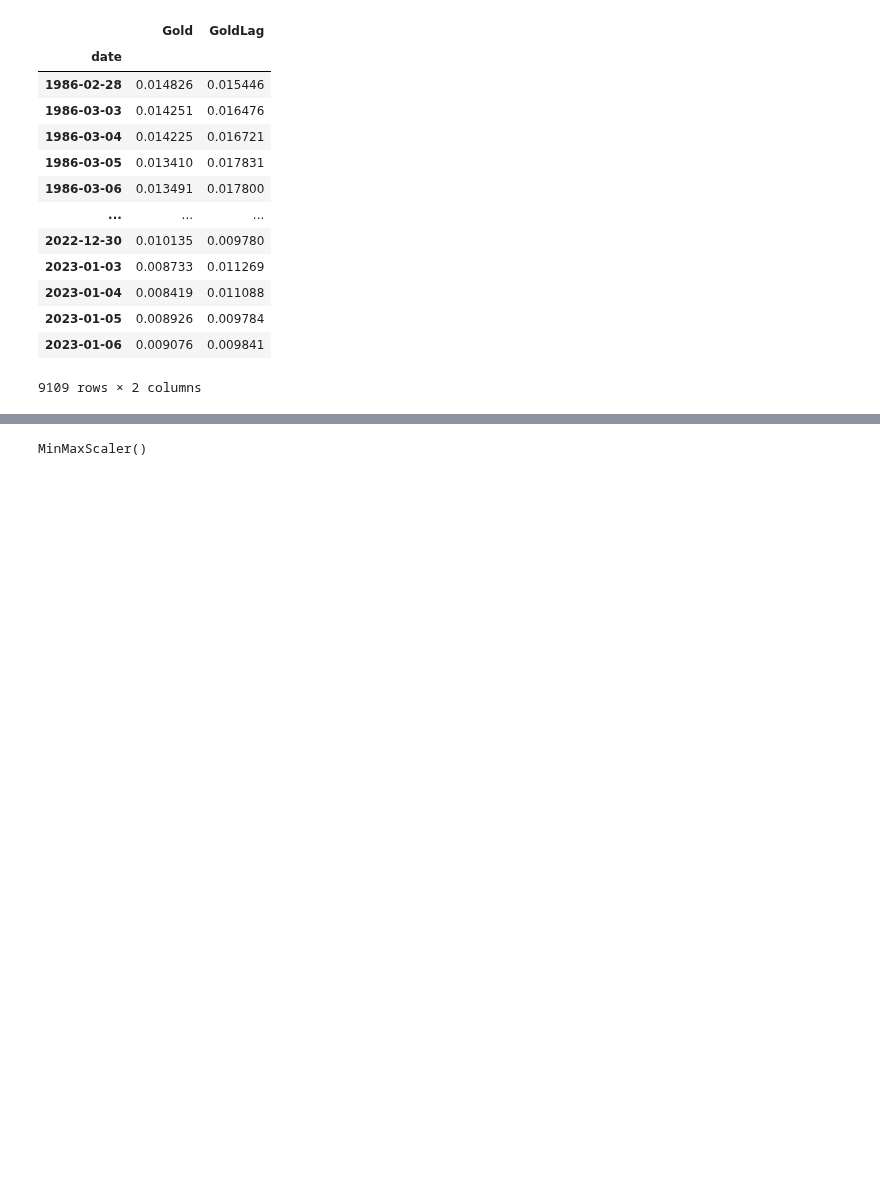
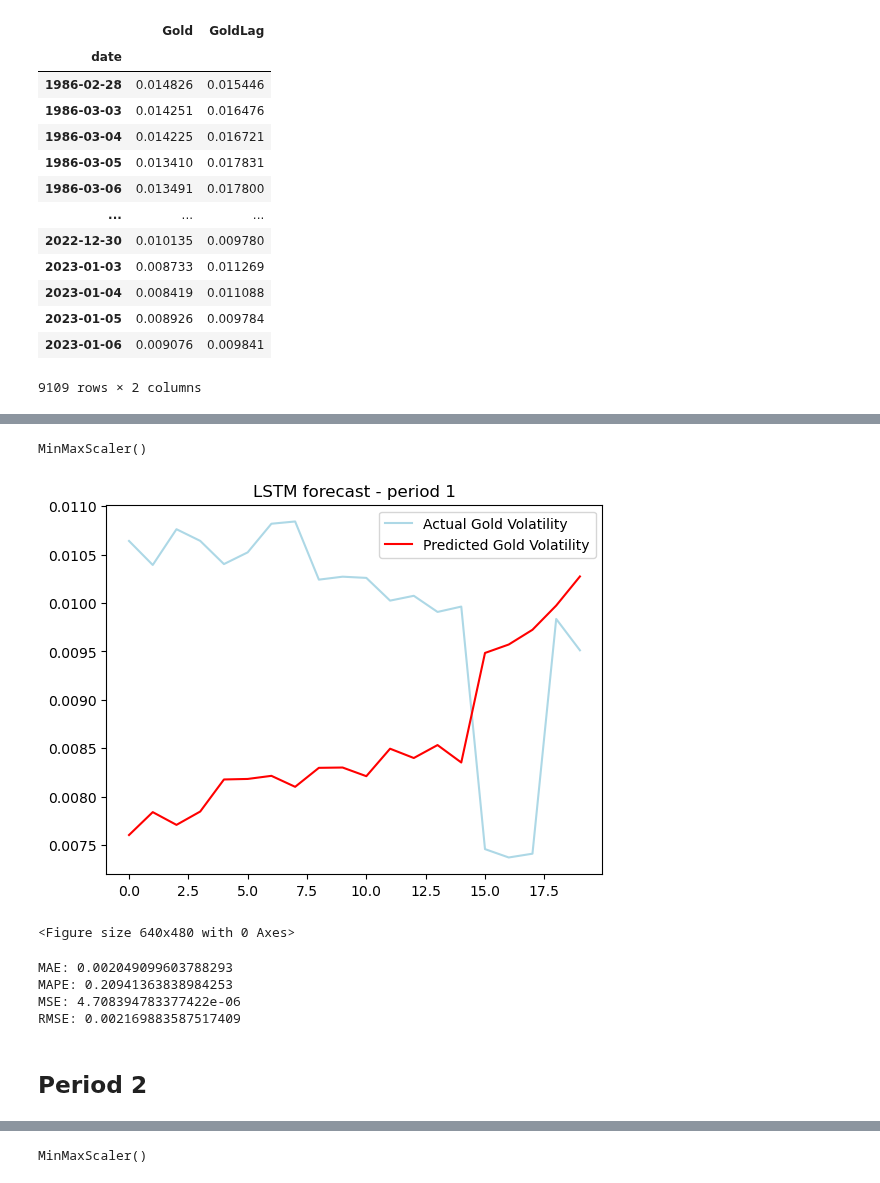
Before and after one commit to maxbranting/gold-forecast, a Jupyter notebook: Models/Volatility/LSTM.ipynb, the cells around one changed output, grey strips where cells are left out. Saved outputs shown, nothing was run; the diff lists cells and outputs as text; code cells hidden in the pictures; blank space fills up the shorter version.

```diff
--- a/Models/Volatility/LSTM.ipynb
+++ b/Models/Volatility/LSTM.ipynb
@@ -81,0 +165,26 @@ df
+# %%
+sctsy = MinMaxScaler(feature_range=(0,1))
+sctsy.fit(y_test.reshape(-1,1))
+# %% [output]
+MinMaxScaler()
+# %%
+# version check for reshape
+if versioncheck:
+    X_tests =X_tests[:,:,newaxis]
+else:
+    pass
+# %%
+fhats = model.predict(X_tests)
+# %%
+hat_inv = sctsy.inverse_transform(fhats)
+uhat_inv_p1 = hat_inv
+# %%
+plt.plot(y_test, color='lightblue', label='Actual Gold Volatility')
+plt.plot(hat_inv, color='red',label='Predicted Gold Volatility')
+plt.title('LSTM forecast - period 1')
+plt.legend()
+plt.show()
+plt.clf()
+# %% [output]
+[figure, added]
+<Figure size 640x480 with 0 Axes>
@@ -81,0 +197,7 @@ df
+# %%
+print(f'MAE: {mae_uv}\nMAPE: {mape_uv}\nMSE: {mse_uv}\nRMSE: {rmse_uv}')
+# %% [output]
+MAE: 0.002049099603788293
+MAPE: 0.20941363838984253
+MSE: 4.708394783377422e-06
+RMSE: 0.002169883587517409
@@ -81,0 +213,2 @@ df
+# %% [markdown]
+## Period 2
```
Also changed, not shown: parts of 40 cells of this notebook.
